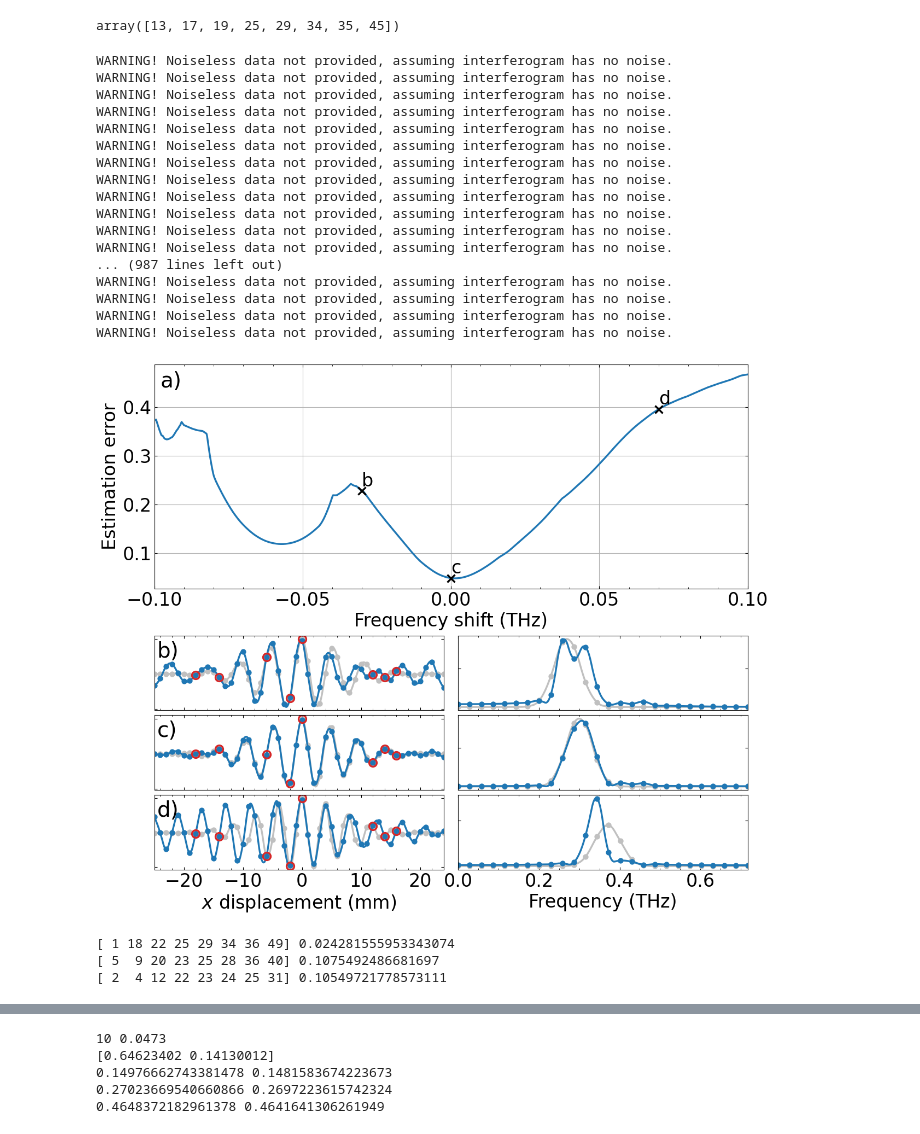
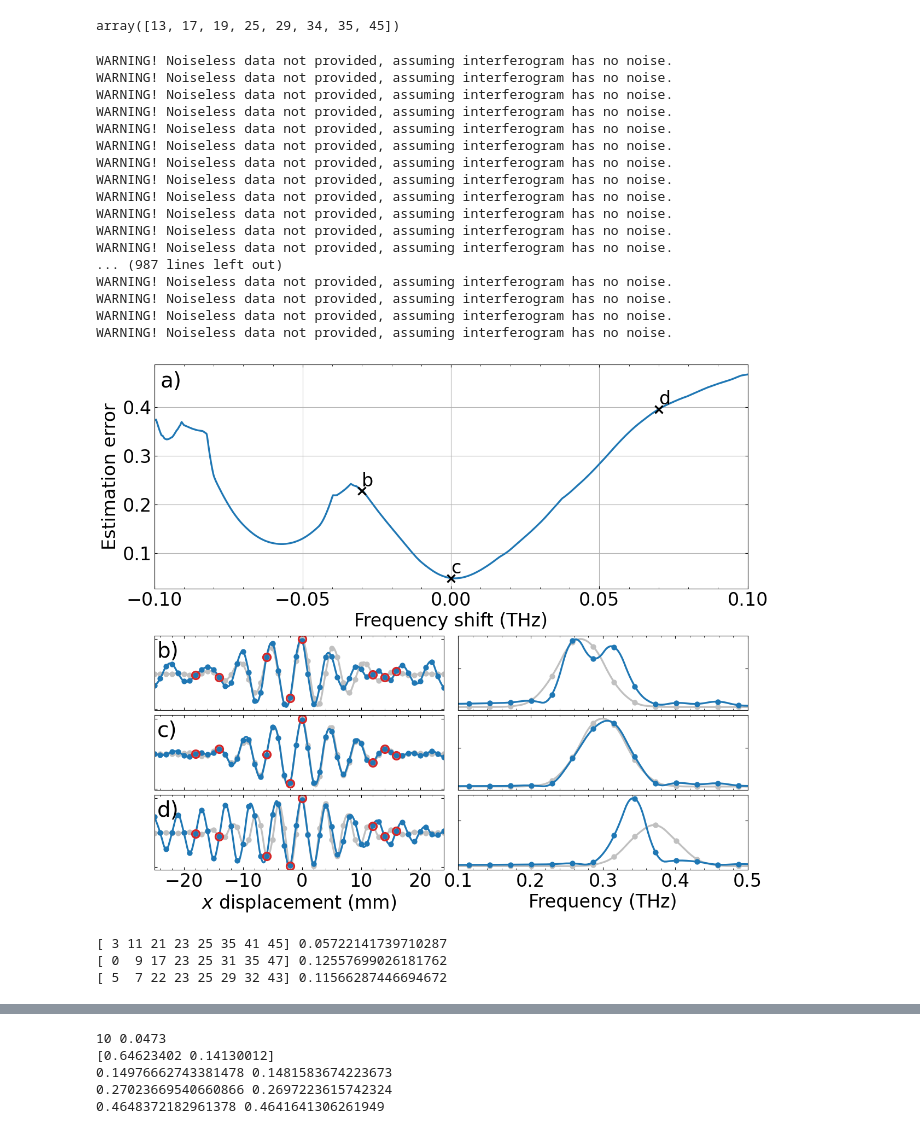
Before and after one commit to Jammi-Dodgers/THz-Compressed-Sensing, a Jupyter notebook: solution_robustness.ipynb, the cells around one changed output, grey strips where cells are left out. Saved outputs shown, nothing was run; the diff lists cells and outputs as text; code cells hidden in the pictures.

Commit message:
tried graph with different training ranges

```diff
--- a/solution_robustness.ipynb
+++ b/solution_robustness.ipynb
@@ -153,45 +153,45 @@ for interfero_title, spectrum_title, target, target_DCT, target_FFT, reconstruct
     axs[spectrum_title].plot(cs.interpolate(freqs), cs.interpolate(target_FFT), color= "silver")
     axs[spectrum_title].plot(freqs, reconstruction_FFT, color= "tab:blue", marker= ".", linestyle= "none")
     axs[spectrum_title].plot(cs.interpolate(freqs), cs.interpolate(reconstruction_FFT), color= "tab:blue")
-    axs[spectrum_title].set(xlim= (freqs.min(), freqs.max()))
+    axs[spectrum_title].set(xlim= (0.1, 0.5))
     axs[spectrum_title].tick_params(labelbottom= False, labelleft= False)
 
     axs[interfero_title].annotate(interfero_title, (0.01,0.93), xycoords= 'axes fraction', ha= "left", va= "top", fontsize= 28)
     axs["a)"].plot(shift*1e-12, score, marker= "x", color= "k")
     axs["a)"].text(shift*1e-12, score +0.01, interfero_title.removesuffix(")"))
 
 axs["d)"].set(xlabel= "$x$ displacement (mm)")
 axs["d)"].tick_params(labelbottom= True)
 axs["g)"].set(xlabel= "Frequency (THz)")
 axs["g)"].tick_params(labelbottom= True)
 
 #fig.savefig("./graphs/frequency_shift_robustness_250.png", bbox_inches= "tight")
 plt.show()
 # %% [output]
 WARNING! Noiseless data not provided, assuming interferogram has no noise.
 WARNING! Noiseless data not provided, assuming interferogram has no noise.
 WARNING! Noiseless data not provided, assuming interferogram has no noise.
 WARNING! Noiseless data not provided, assuming interferogram has no noise.
 WARNING! Noiseless data not provided, assuming interferogram has no noise.
 WARNING! Noiseless data not provided, assuming interferogram has no noise.
 WARNING! Noiseless data not provided, assuming interferogram has no noise.
 WARNING! Noiseless data not provided, assuming interferogram has no noise.
 WARNING! Noiseless data not provided, assuming interferogram has no noise.
 WARNING! Noiseless data not provided, assuming interferogram has no noise.
 WARNING! Noiseless data not provided, assuming interferogram has no noise.
 WARNING! Noiseless data not provided, assuming interferogram has no noise.
 ... (987 lines left out)
 WARNING! Noiseless data not provided, assuming interferogram has no noise.
 WARNING! Noiseless data not provided, assuming interferogram has no noise.
 WARNING! Noiseless data not provided, assuming interferogram has no noise.
 WARNING! Noiseless data not provided, assuming interferogram has no noise.
-[figure, old version]
+[figure, new version]
 # %%
 regularization_coeffient= 1e-2; samples = 8
 FWHM_fraction= 0.25 #FWHM_freq= 75e9
-central_freqs= [200e9, 300e9, 400e9]
-training_ranges= [0, 50e9, 20e9]
-training_N= 10
+central_freqs= [300e9, 300e9, 300e9]
+training_ranges= [10e9, 50e9, 100e9]
+training_N= 21
 test_min_freq= 150e9; test_max_freq= 450e9; test_N= 200
 noise = 0.0
 
@@ -221,9 +221,9 @@ for central_freq, training_range, m in zip(central_freqs, training_ranges, range
 
     print(configs[m], average_score)
 # %% [output]
-[ 1 18 22 25 29 34 36 49] 0.024281555953343074
-[ 5  9 20 23 25 28 36 40] 0.1075492486681697
-[ 2  4 12 22 23 24 25 31] 0.10549721778573111
+[ 3 11 21 23 25 35 41 45] 0.05722141739710287
+[ 0  9 17 23 25 31 35 47] 0.12557699026181762
+[ 5  7 22 23 25 29 32 43] 0.11566287446694672
 # %%
 random_scores = np.empty(test_N)
 for n, shifted_freq in enumerate(test_shifted_freqs):
```
Also changed, not shown: parts of 2 cells of this notebook.
